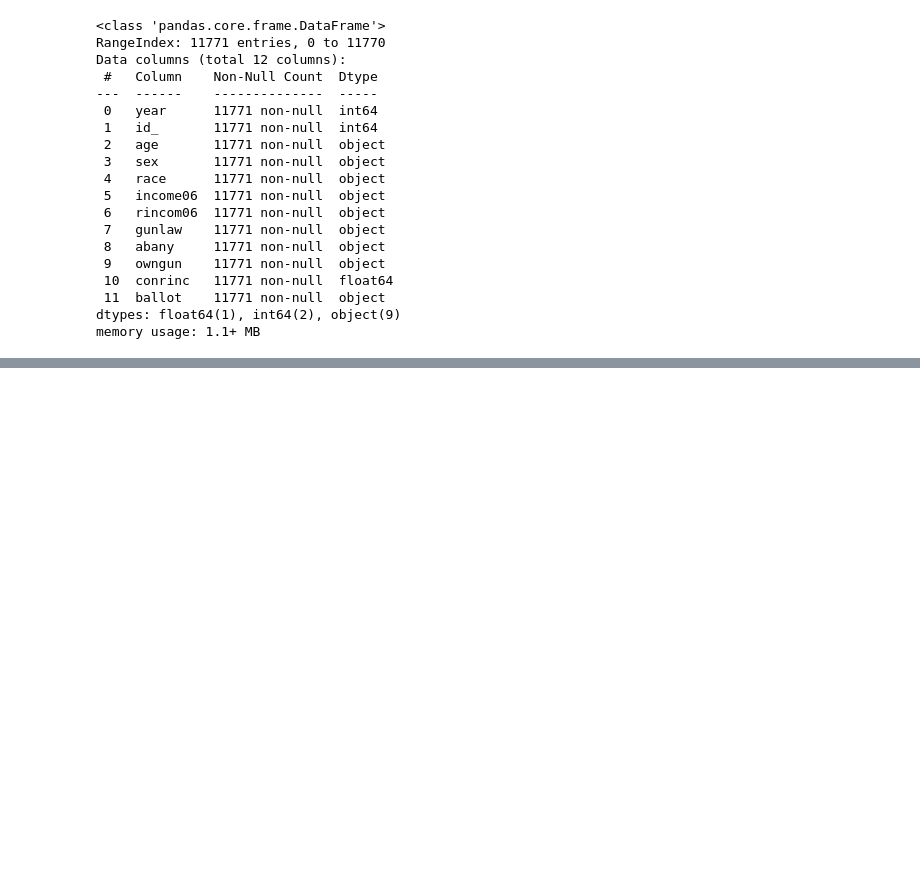
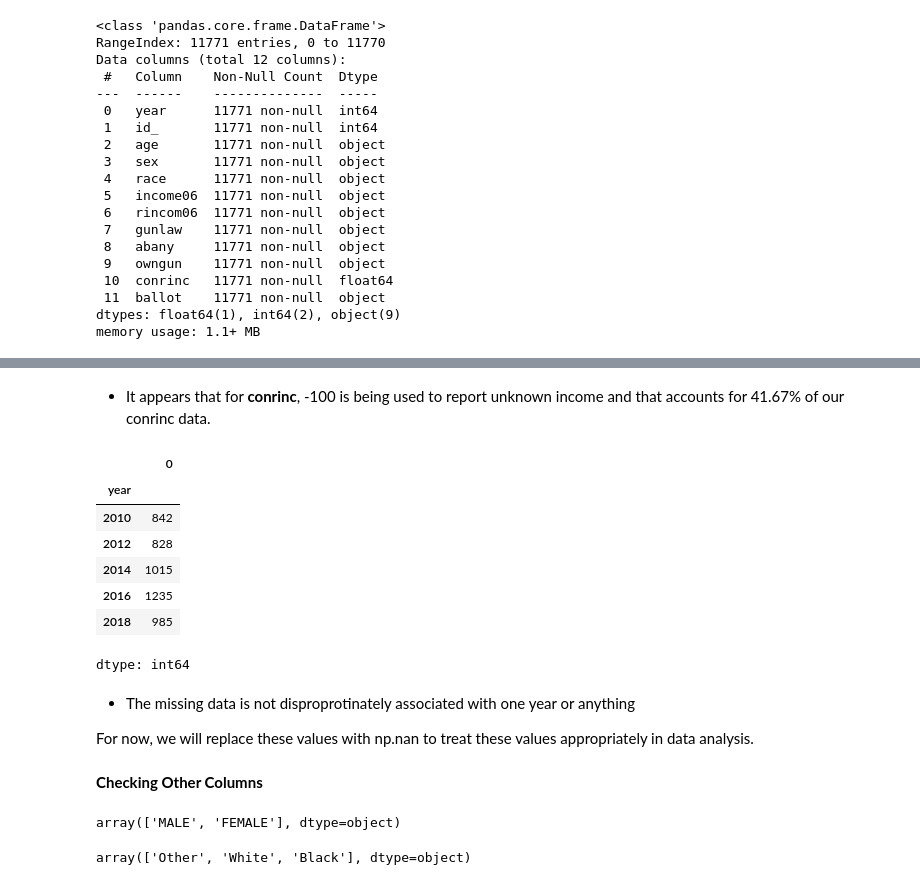
Before and after one commit to kimberlyyliuu/EDA, a Jupyter notebook: lab/gss.ipynb, the cells around one changed output, grey strips where cells are left out. Cells and saved outputs as stored; diff of their text form; code cells hidden in the pictures; blank space fills up the shorter version.

```diff
--- a/lab/gss.ipynb
+++ b/lab/gss.ipynb
@@ -85,0 +176,19 @@ memory usage: 1.1+ MB
+# %% [markdown]
+*   It appears that for **conrinc**, -100 is being used to report unknown income and that accounts for 41.67% of our conrinc data.
+# %%
+df[df['conrinc'] == -100].groupby('year').size()
+# %% [output]
+|  | 0 |
+| year |  |
+| 2010 | 842 |
+| 2012 | 828 |
+| 2014 | 1015 |
+| 2016 | 1235 |
+| 2018 | 985 |
+dtype: int64
+# %% [markdown]
+
+
+*   The missing data is not disproprotinately associated with one year or anything
+
+For now, we will replace these values with np.nan to treat these values appropriately in data analysis.
@@ -85,0 +197,10 @@ memory usage: 1.1+ MB
+# %% [markdown]
+**Checking Other Columns**
+# %%
+df['sex'].unique()
+# %% [output]
+array(['MALE', 'FEMALE'], dtype=object)
+# %%
+df['race'].unique()
+# %% [output]
+array(['Other', 'White', 'Black'], dtype=object)
```
Also changed, not shown: parts of 25 cells of this notebook.
